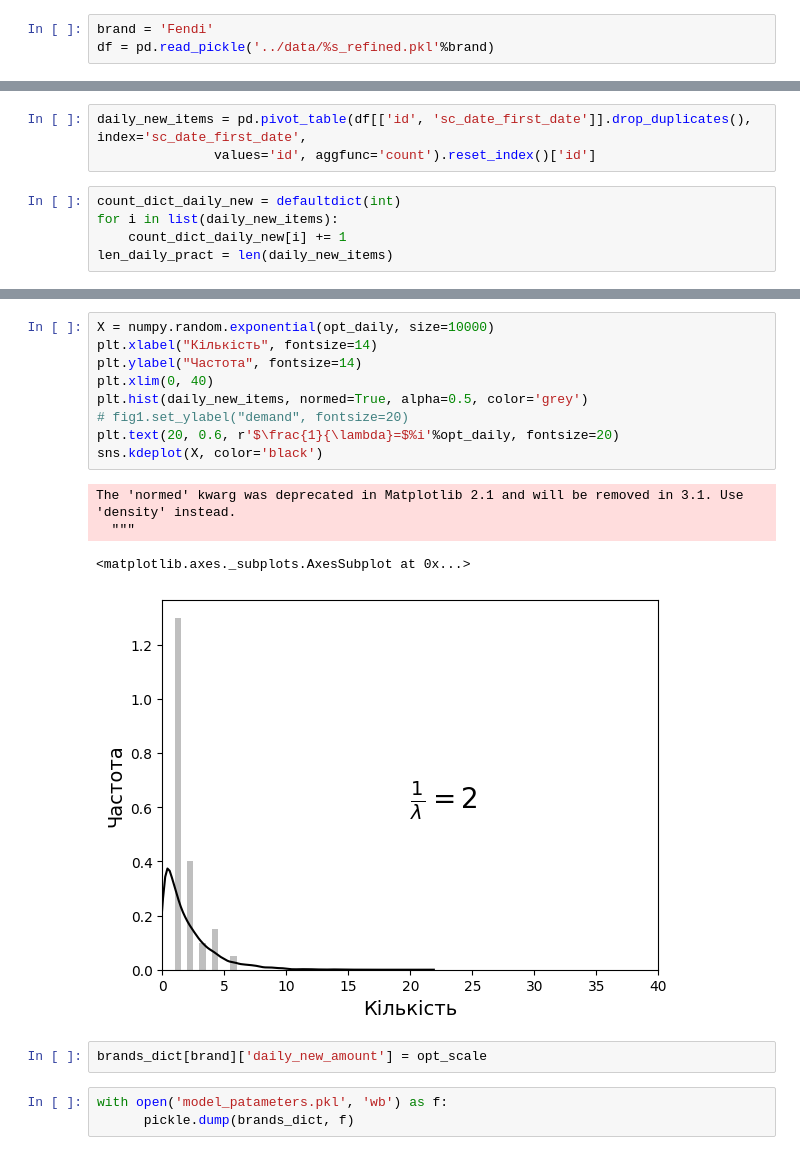
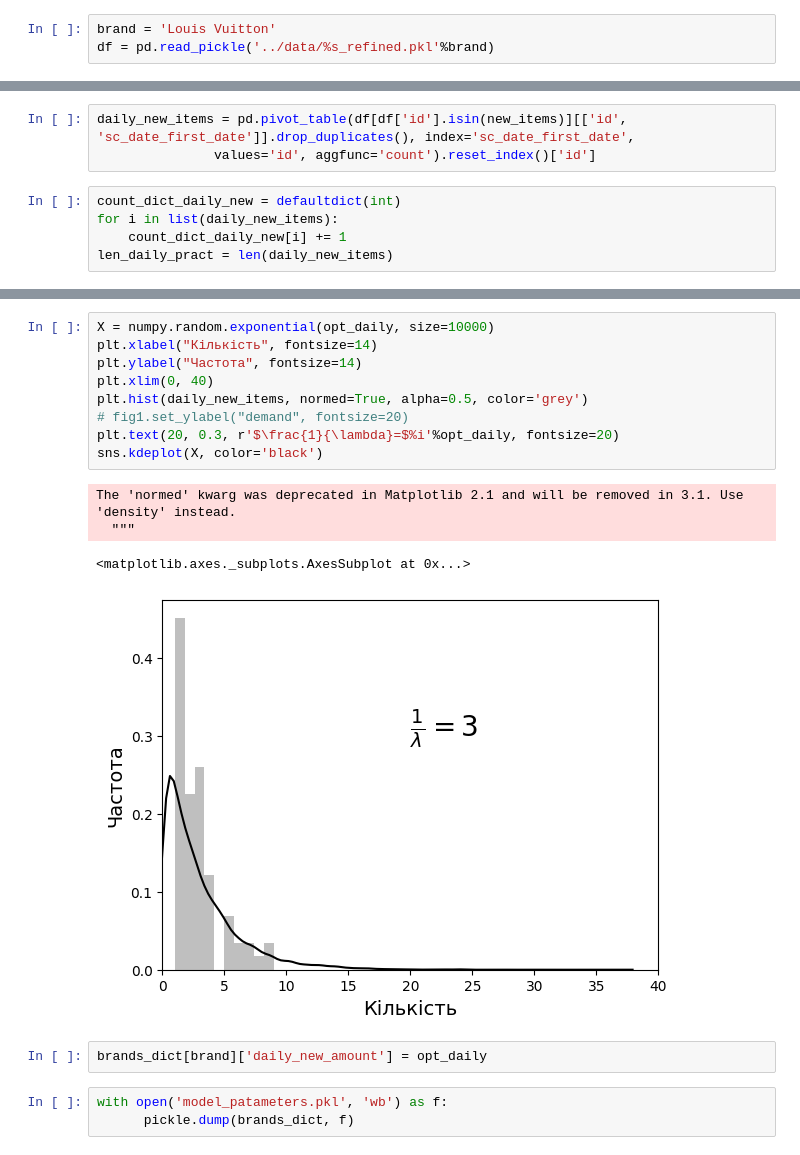
Before and after one commit to yuliaya/trading_model_for_review, a Jupyter notebook: decision_making/model_parameters.ipynb, the cells around one changed output, grey strips where cells are left out. Cells and saved outputs as stored; diff of their text form.

```diff
--- a/decision_making/model_parameters.ipynb
+++ b/decision_making/model_parameters.ipynb
@@ -11,7 +11,7 @@ from math import inf
 import seaborn as sns
 from scipy.stats import entropy
 # %%
-brand = 'Fendi'
+brand = 'Louis Vuitton'
 df = pd.read_pickle('../data/%s_refined.pkl'%brand)
 # %%
 with open('model_patameters.pkl', 'rb') as f:
@@ -185,7 +201,7 @@ brands_dict[brand]['days_abandoned_exp_scale'] = opt_scale
 # %% [markdown]
 # Daily number of new items
 # %%
-daily_new_items = pd.pivot_table(df[['id', 'sc_date_first_date']].drop_duplicates(), index='sc_date_first_date',
+daily_new_items = pd.pivot_table(df[df['id'].isin(new_items)][['id', 'sc_date_first_date']].drop_duplicates(), index='sc_date_first_date',
                values='id', aggfunc='count').reset_index()['id']
 # %%
 count_dict_daily_new = defaultdict(int)
@@ -216,19 +232,19 @@ print(opt_daily, min_daily_entropy)
 # %%
 X = numpy.random.exponential(opt_daily, size=10000)
 plt.xlabel("Кількість", fontsize=14)
 plt.ylabel("Частота", fontsize=14)
 plt.xlim(0, 40)
 plt.hist(daily_new_items, normed=True, alpha=0.5, color='grey')
 # fig1.set_ylabel("demand", fontsize=20)
-plt.text(20, 0.6, r'$\frac{1}{\lambda}=$%i'%opt_daily, fontsize=20)
+plt.text(20, 0.3, r'$\frac{1}{\lambda}=$%i'%opt_daily, fontsize=20)
 sns.kdeplot(X, color='black')
 # %% [output]
 The 'normed' kwarg was deprecated in Matplotlib 2.1 and will be removed in 3.1. Use 'density' instead.
   """
 <matplotlib.axes._subplots.AxesSubplot at 0x...>
-[figure, old version]
+[figure, new version]
 # %%
-brands_dict[brand]['daily_new_amount'] = opt_scale
+brands_dict[brand]['daily_new_amount'] = opt_daily
 # %%
 with open('model_patameters.pkl', 'wb') as f:
       pickle.dump(brands_dict, f)
```
Also changed, not shown: parts of 8 cells of this notebook, 29 other files.
